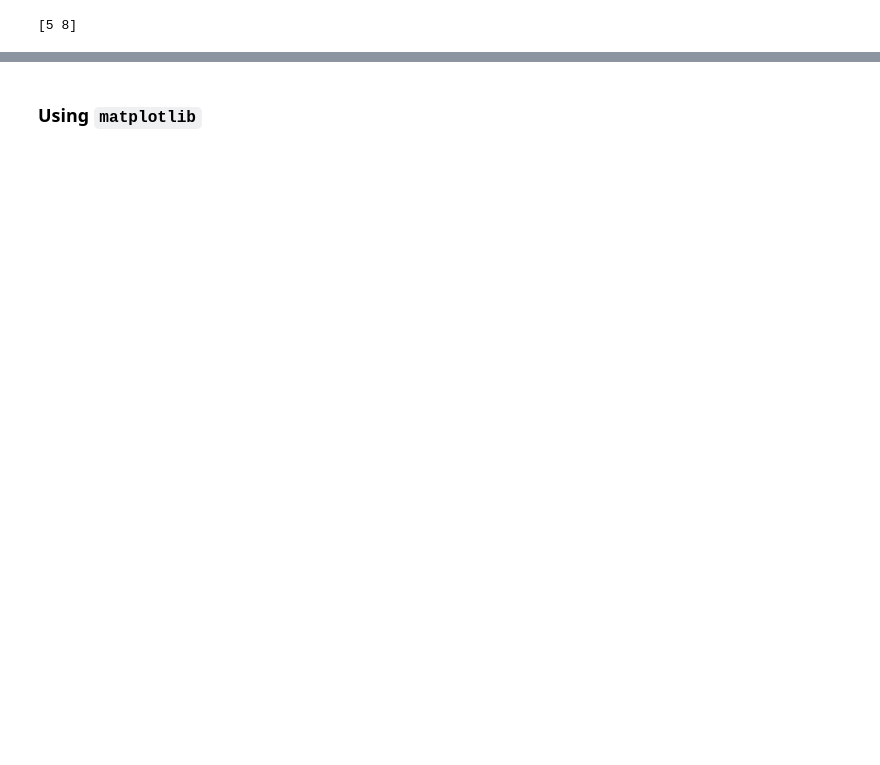
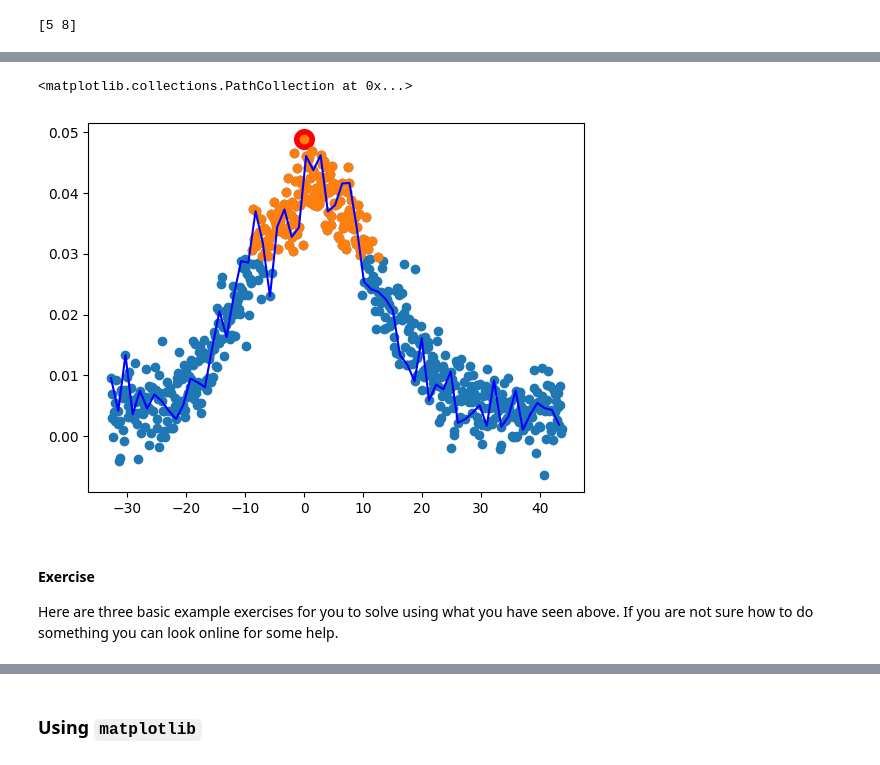
Before and after one commit to guspettey/B4-python-workspace, a Jupyter notebook: Session-2/Session-2.ipynb, the cells around one changed output, grey strips where cells are left out. Cells and saved outputs as stored; diff of their text form; code cells hidden in the pictures; blank space fills up the shorter version.

```diff
--- a/Session-2/Session-2.ipynb
+++ b/Session-2/Session-2.ipynb
@@ -148,0 +260,43 @@ Create a function that
+# %%
+import numpy as np
+from matplotlib import pyplot as plt
+
+def gaussian(x, mu, sig):
+    return 1./(np.sqrt(2.*np.pi)*sig)*np.exp(-np.power((x - mu)/sig, 2.)/2)
+
+
+mu = np.random.randint(1,4)*np.random.ranf()
+sig=mu/np.random.ranf()
+xvals = np.linspace(-3*sig,4*sig,np.random.randint(500,1000))
+gauss_noise = gaussian(xvals,mu,sig)
+gauss_noise=gauss_noise+np.random.normal(gauss_noise.max()/10, gauss_noise.max()/10, len(xvals))
+
+############# Add your code below #############
+
+maxidx =
+max_val =
+
+every_tenth_gauss =
+every_tenth_xvals =
+
+above_threshold =
+
+###############################################
+
+fig,ax=plt.subplots()
+ax.scatter(xvals,gauss_noise)
+ax.scatter(xvals[maxidx],max_val,s=200,c='r')
+ax.plot(every_tenth_xvals,every_tenth_gauss,c='b')
+
+########## Fix this line ###############
+
+ax.scatter(xvals,above_threshold) # this will produce an error, how can you fix it?
+
+###############################################
+# %% [output]
+<matplotlib.collections.PathCollection at 0x...>
+[figure, added]
+# %% [markdown]
+#### Exercise
+
+Here are three basic example exercises for you to solve using what you have seen above. If you are not sure how to do something you can look online for some help.
```
Also changed, not shown: parts of 33 cells of this notebook, 2 other files.
